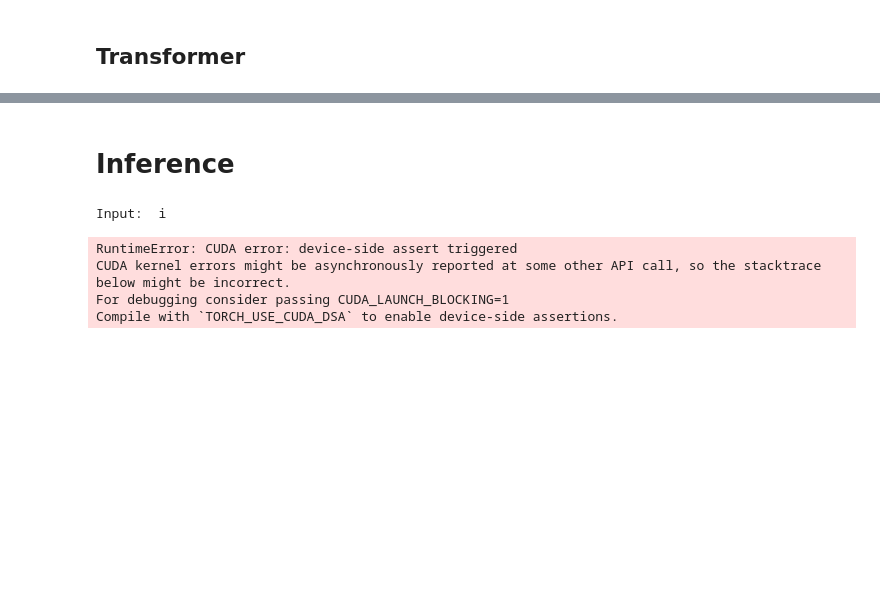
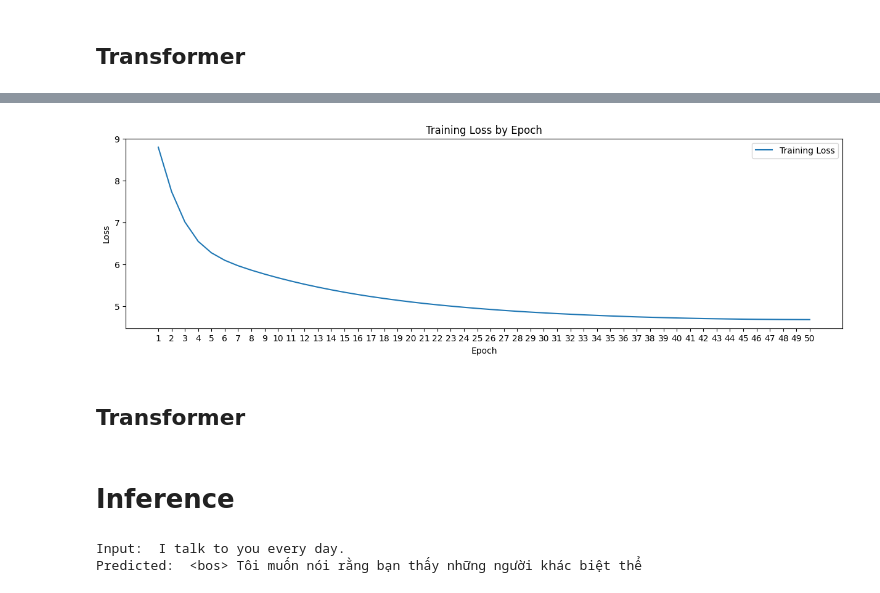
Before and after one commit to qhung23125005/AIO, a Jupyter notebook: AIO24/Module8/MachineTranslation/Transformer-based.ipynb, the cells around one changed output, grey strips where cells are left out. Saved outputs shown, nothing was run; the diff lists cells and outputs as text; code cells hidden in the pictures; blank space fills up the shorter version.

```diff
--- a/AIO24/Module8/MachineTranslation/Transformer-based.ipynb
+++ b/AIO24/Module8/MachineTranslation/Transformer-based.ipynb
@@ -190,7 +190,7 @@ class Seq2SegTransformerConfig(PretrainedConfig):
                  vocab_size_tgt=10000,
                  d_model=128,
                  n_heads=4,
-                 n_layers=3,
+                 n_layers=2,
                  dropout=0.1,
                  max_seq_len=75,
                 **kwargs):
@@ -381,3 +402,24 @@ TrainOutput(global_step=6525, training_loss=5.826371808399186, metrics={'train_r
+# %%
+import matplotlib.pyplot as plt
+
+# Extract logs recorded per epoch
+logs = trainer_transformer.state.log_history
+epochs = [log['epoch'] for log in logs if 'loss' in log and 'epoch' in log]
+losses = [log['loss'] for log in logs if 'loss' in log and 'epoch' in log]
+
+# Plot
+plt.figure(figsize=(15, 4))
+plt.plot(epochs, losses, label="Training Loss")
+plt.xlabel("Epoch")
+plt.ylabel("Loss")
+plt.title("Training Loss by Epoch")
+plt.xticks(sorted(set(epochs)))
+plt.legend()
+plt.show()
+# %% [output]
+[figure, added]
+# %% [markdown]
+## Transformer
 # %% [markdown]
 # Inference
 # %%
@@ -412,12 +454,9 @@ def translate(model, src_sentence, device):
     return tokenizer_vi.decode(tgt_tokens.detach().cpu()[0])
 
 device = torch.device("cuda" if torch.cuda.is_available() else "cpu")
-sentence = 'i'
+sentence = 'I talk to you every day.'
 print("Input: ", sentence)
 print("Predicted: ", translate(model_transformer, sentence, device))
 # %% [output]
-Input:  i
+Input:  I talk to you every day.
+Predicted:  <bos> Tôi muốn nói rằng bạn thấy những người khác biệt thể
-RuntimeError: CUDA error: device-side assert triggered
-CUDA kernel errors might be asynchronously reported at some other API call, so the stacktrace below might be incorrect.
-For debugging consider passing CUDA_LAUNCH_BLOCKING=1
-Compile with `TORCH_USE_CUDA_DSA` to enable device-side assertions.
```
Also changed, not shown: parts of 5 cells of this notebook.
